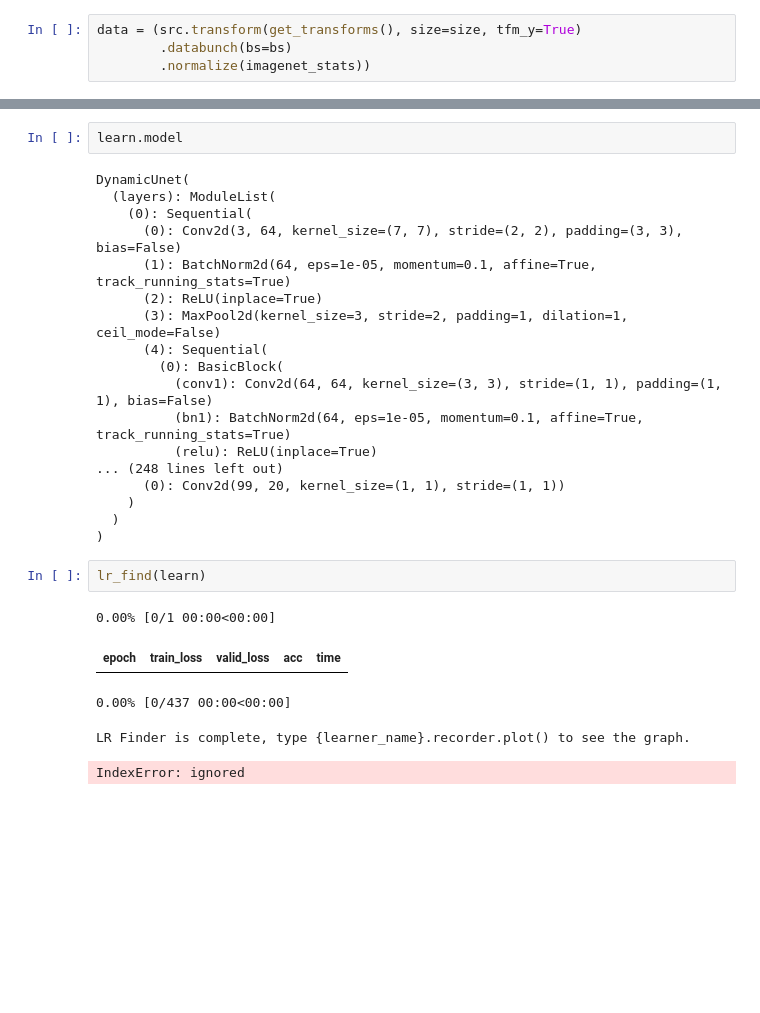
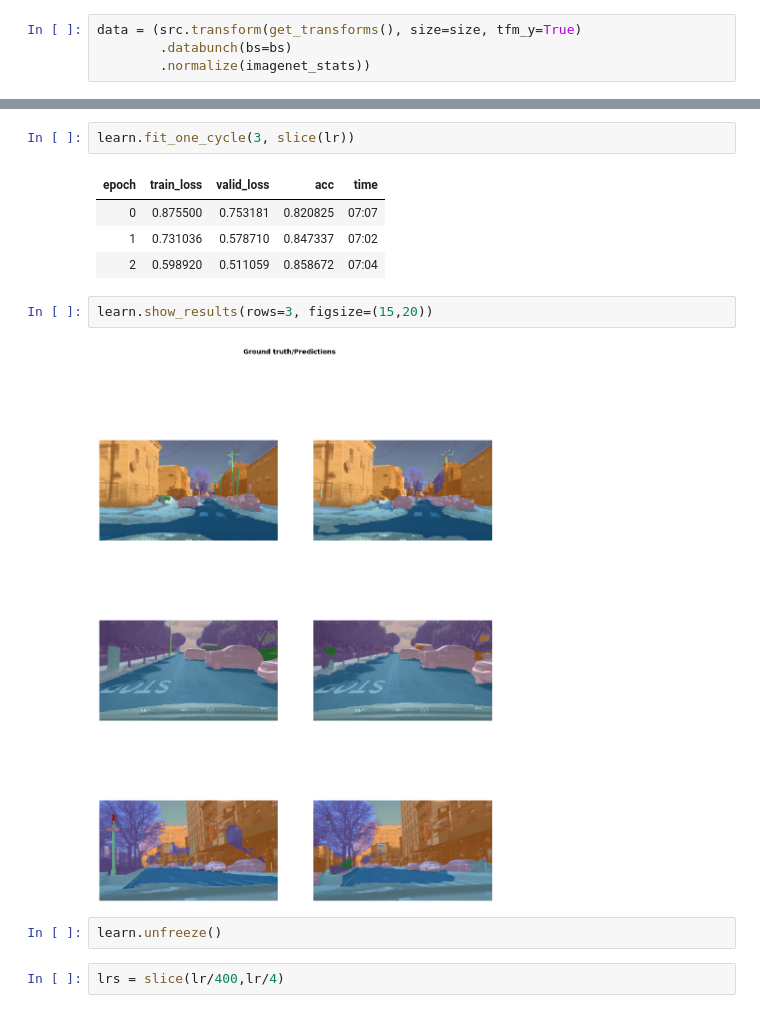
Before and after one commit to riya-chougule/Image-segmentation-for-self-driving-cars, a Jupyter notebook: prototype.ipynb, the cells around one changed output, grey strips where cells are left out. Drawn from its saved outputs; the diff is of its cells as text; blank space fills up the shorter version.

```diff
--- a/prototype.ipynb
+++ b/prototype.ipynb
@@ -125,28 +109,15 @@ learn = unet_learner(data, models.resnet34, metrics=metrics, wd=wd)
+# %%
+learn.fit_one_cycle(3, slice(lr))
+# %% [output]
+| epoch | train_loss | valid_loss | acc | time |
+| 0 | 0.875500 | 0.753181 | 0.820825 | 07:07 |
+| 1 | 0.731036 | 0.578710 | 0.847337 | 07:02 |
+| 2 | 0.598920 | 0.511059 | 0.858672 | 07:04 |
+# %%
+learn.show_results(rows=3, figsize=(15,20))
+# %% [output]
+[figure, added]
 # %%
-learn.model
+learn.unfreeze()
-# %% [output]
-DynamicUnet(
-  (layers): ModuleList(
-    (0): Sequential(
-      (0): Conv2d(3, 64, kernel_size=(7, 7), stride=(2, 2), padding=(3, 3), bias=False)
-      (1): BatchNorm2d(64, eps=1e-05, momentum=0.1, affine=True, track_running_stats=True)
-      (2): ReLU(inplace=True)
-      (3): MaxPool2d(kernel_size=3, stride=2, padding=1, dilation=1, ceil_mode=False)
-      (4): Sequential(
-        (0): BasicBlock(
-          (conv1): Conv2d(64, 64, kernel_size=(3, 3), stride=(1, 1), padding=(1, 1), bias=False)
-          (bn1): BatchNorm2d(64, eps=1e-05, momentum=0.1, affine=True, track_running_stats=True)
-          (relu): ReLU(inplace=True)
-... (248 lines left out)
-      (0): Conv2d(99, 20, kernel_size=(1, 1), stride=(1, 1))
-    )
-  )
-)
-# %%
-lr_find(learn)
-# %% [output]
-0.00% [0/1 00:00<00:00]
-| epoch | train_loss | valid_loss | acc | time |
-0.00% [0/437 00:00<00:00]
-LR Finder is complete, type {learner_name}.recorder.plot() to see the graph.
-IndexError: ignored
+# %%
+lrs = slice(lr/400,lr/4)
```
Also changed, not shown: parts of 20 cells of this notebook.
